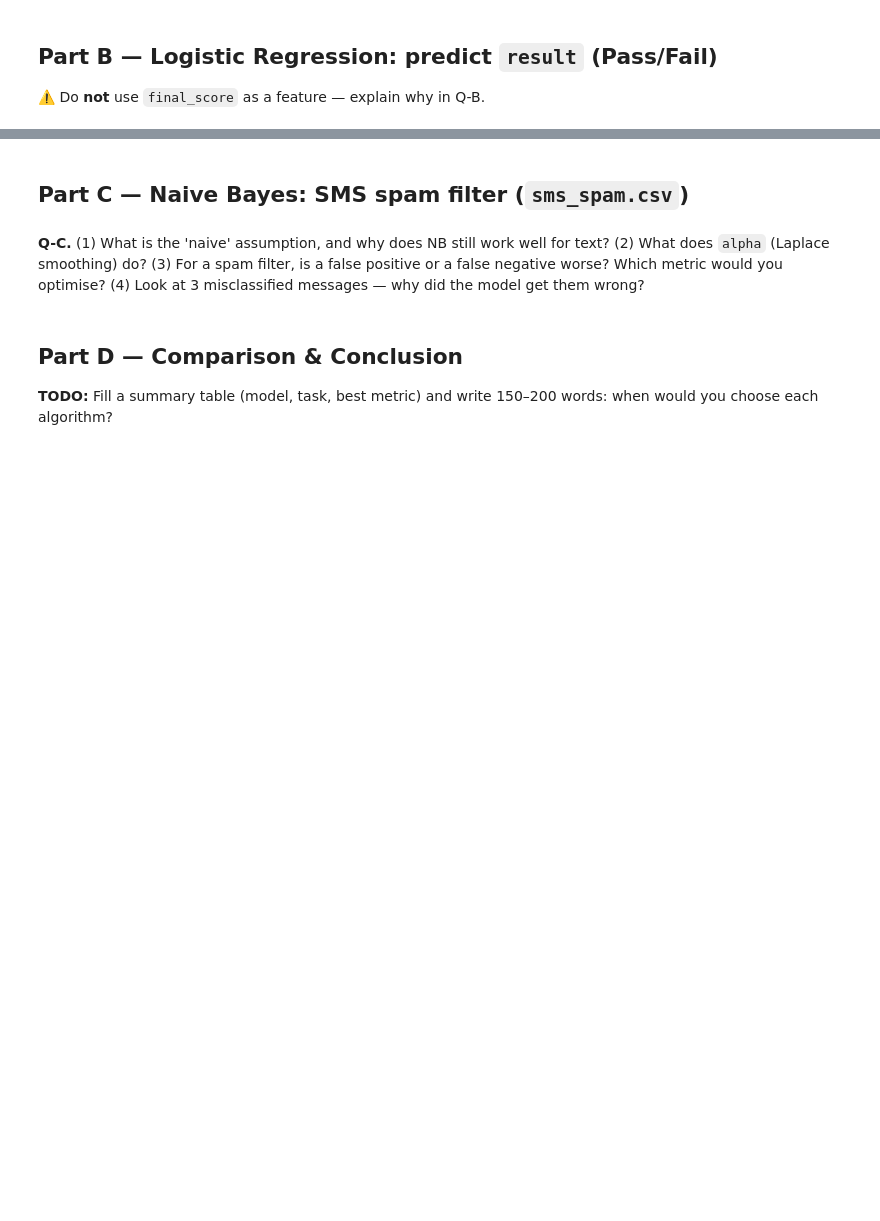
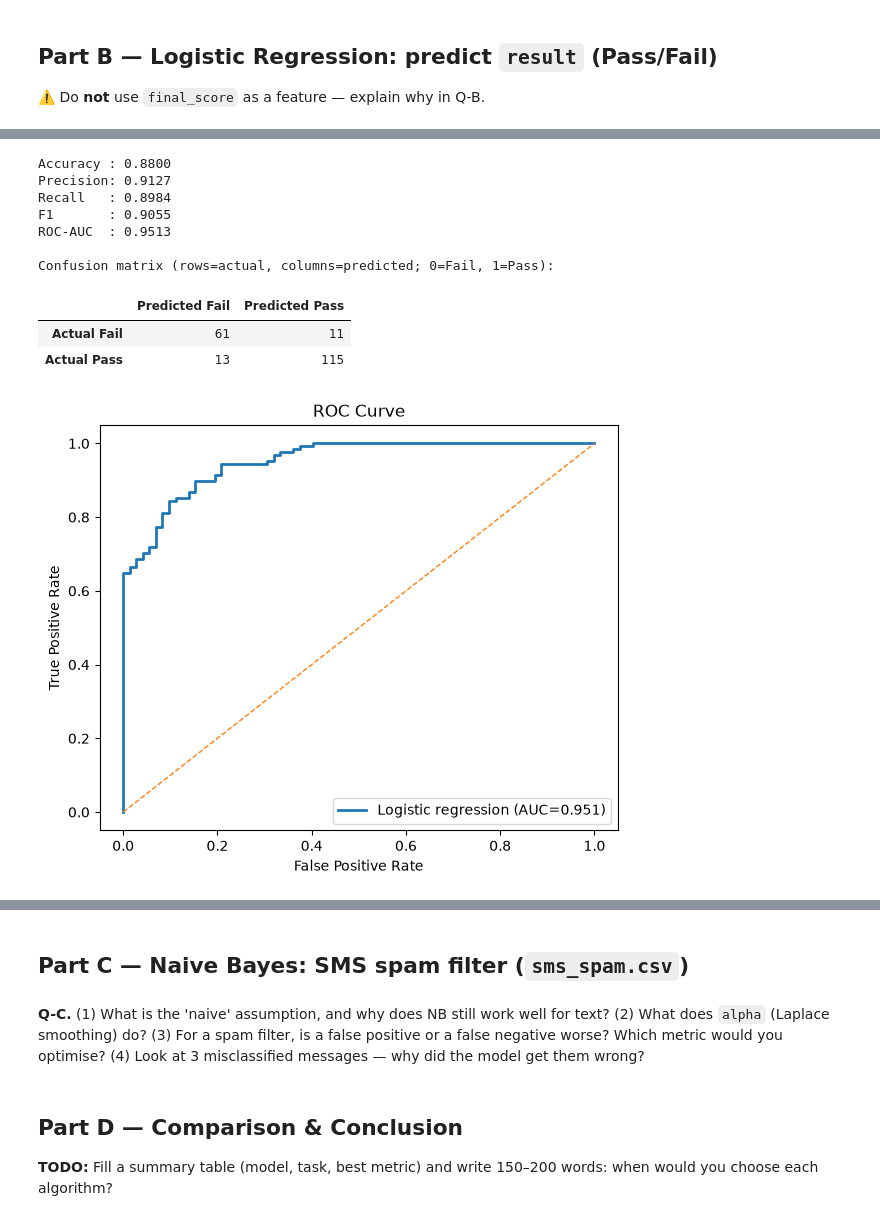
Before and after one commit to arpangreat/MCS-ML-first, a Jupyter notebook: assignments/model-comparison/starter_notebook.ipynb, the cells around one changed output, grey strips where cells are left out. Drawn from its saved outputs; the diff is of its cells as text; code cells hidden in the pictures; blank space fills up the shorter version.

```diff
--- a/assignments/model-comparison/starter_notebook.ipynb
+++ b/assignments/model-comparison/starter_notebook.ipynb
@@ -133,3 +260,9 @@ y = df['final_score']
 # %%
 yb = (df['result'] == 'Pass').astype(int)
 # TODO: stratified 80/20 split
+X_train_b, X_test_b, y_train_b, y_test_b = train_test_split(
+    X, yb, test_size=0.20, random_state=RANDOM_STATE, stratify=yb
+)
+print(f"Train size: {len(X_train_b)}, Test size: {len(X_test_b)}")
+print("Class balance in test set:")
+display(y_test_b.value_counts(normalize=True).rename({0: 'Fail', 1: 'Pass'}))
@@ -136,5 +276,52 @@ yb = (df['result'] == 'Pass').astype(int)
 # %%
 # B1. TODO: Pipeline(pre -> LogisticRegression(max_iter=1000)); fit
+log_reg = Pipeline([
+    ('pre', pre),
+    ('model', LogisticRegression(max_iter=1000, random_state=RANDOM_STATE)),
+])
+log_reg.fit(X_train_b, y_train_b)
 # B2. TODO: accuracy, precision, recall, F1, ROC-AUC, confusion matrix, ROC curve
+
+y_prob_b = log_reg.predict_proba(X_test_b)[:, 1]
+y_pred_b = (y_prob_b >= 0.50).astype(int)
+
+accuracy = metrics.accuracy_score(y_test_b, y_pred_b)
+precision = metrics.precision_score(y_test_b, y_pred_b, zero_division=0)
+recall = metrics.recall_score(y_test_b, y_pred_b, zero_division=0)
+f1 = metrics.f1_score(y_test_b, y_pred_b, zero_division=0)
+roc_auc = metrics.roc_auc_score(y_test_b, y_prob_b)
+
+print(f"Accuracy : {accuracy:.4f}")
+print(f"Precision: {precision:.4f}")
+print(f"Recall   : {recall:.4f}")
+print(f"F1       : {f1:.4f}")
+print(f"ROC-AUC  : {roc_auc:.4f}")
+
+cm = metrics.confusion_matrix(y_test_b, y_pred_b)
+print("\nConfusion matrix (rows=actual, columns=predicted; 0=Fail, 1=Pass):")
+display(pd.DataFrame(cm, index=['Actual Fail', 'Actual Pass'], columns=['Predicted Fail', 'Predicted Pass']))
+
+fpr, tpr, _ = metrics.roc_curve(y_test_b, y_prob_b)
+fig, ax = plt.subplots(figsize=(6, 5))
+ax.plot(fpr, tpr, linewidth=2, label=f'Logistic regression (AUC={roc_auc:.3f})')
+ax.plot([0, 1], [0, 1], linestyle='--', linewidth=1)
+ax.set_xlabel('False Positive Rate')
+ax.set_ylabel('True Positive Rate')
+ax.set_title('ROC Curve')
+ax.legend()
+plt.tight_layout()
+plt.show()
+# %% [output]
+Accuracy : 0.8800
+Precision: 0.9127
+Recall   : 0.8984
+F1       : 0.9055
+ROC-AUC  : 0.9513
+
+Confusion matrix (rows=actual, columns=predicted; 0=Fail, 1=Pass):
+|  | Predicted Fail | Predicted Pass |
+| Actual Fail | 61 | 11 |
+| Actual Pass | 13 | 115 |
+[figure, added]
 # %%
 # B3. TODO: odds ratios = np.exp(coef_); sorted table
```
Also changed, not shown: parts of 10 cells of this notebook, 7 other files.
